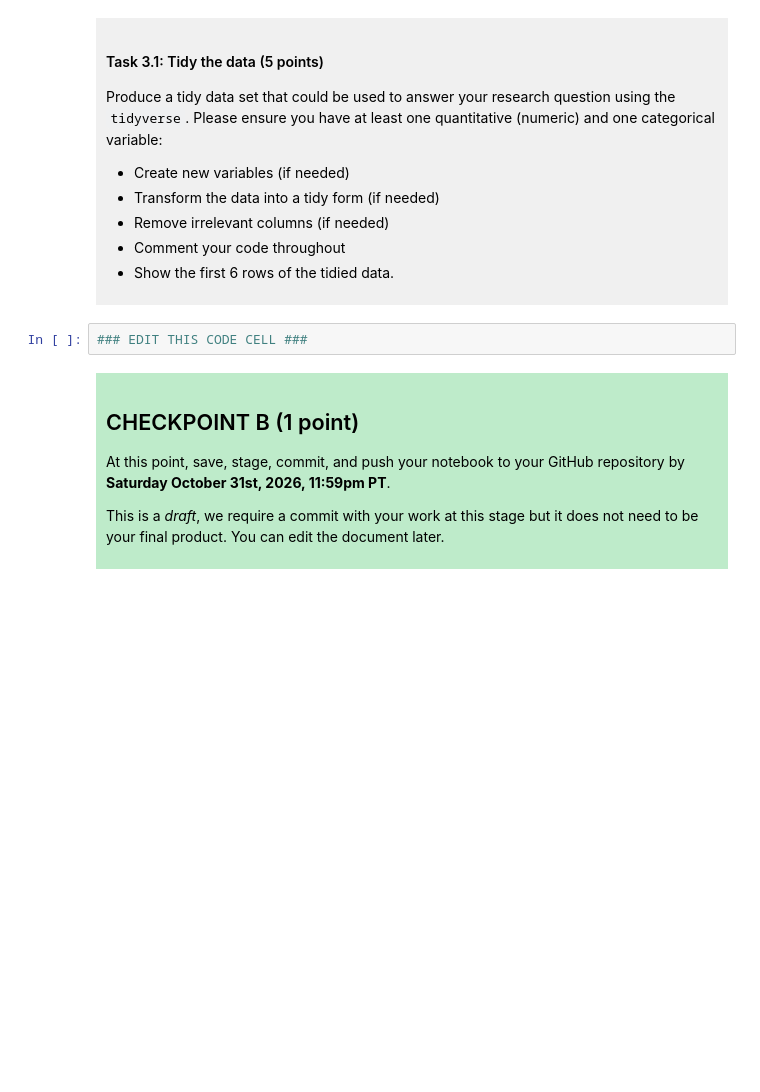
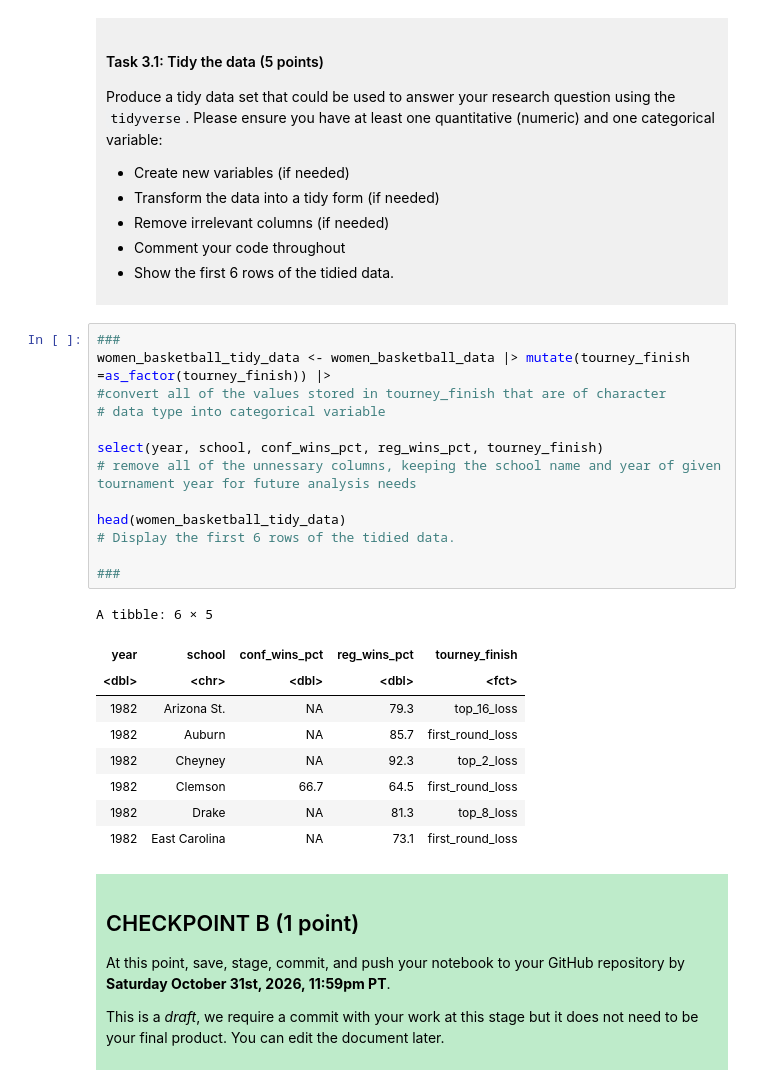
Before and after one commit to bloomoftianzen/dsci-100-project-tiantian-c, a Jupyter notebook: dsci-100-project-notebook.ipynb, the cells around one changed output. Saved outputs shown, nothing was run; the diff lists cells and outputs as text; blank space fills up the shorter version.

```diff
--- a/dsci-100-project-notebook.ipynb
+++ b/dsci-100-project-notebook.ipynb
@@ -189,7 +207,28 @@ Produce a tidy data set that could be used to answer your research question usin
 
 </div>
 # %%
-### EDIT THIS CODE CELL ###
+###
+women_basketball_tidy_data <- women_basketball_data |> mutate(tourney_finish =as_factor(tourney_finish)) |>
+#convert all of the values stored in tourney_finish that are of character
+# data type into categorical variable
+
+select(year, school, conf_wins_pct, reg_wins_pct, tourney_finish)
+# remove all of the unnessary columns, keeping the school name and year of given tournament year for future analysis needs
+
+head(women_basketball_tidy_data)
+# Display the first 6 rows of the tidied data.
+
+###
+# %% [output]
+A tibble: 6 × 5
+| year | school | conf_wins_pct | reg_wins_pct | tourney_finish |
+| <dbl> | <chr> | <dbl> | <dbl> | <fct> |
+| 1982 | Arizona St. | NA | 79.3 | top_16_loss |
+| 1982 | Auburn | NA | 85.7 | first_round_loss |
+| 1982 | Cheyney | NA | 92.3 | top_2_loss |
+| 1982 | Clemson | 66.7 | 64.5 | first_round_loss |
+| 1982 | Drake | NA | 81.3 | top_8_loss |
+| 1982 | East Carolina | NA | 73.1 | first_round_loss |
 # %% [markdown]
 <div style="background-color: #beebca; padding: 10px;">
 
```
Also changed, not shown: parts of 4 cells of this notebook.
